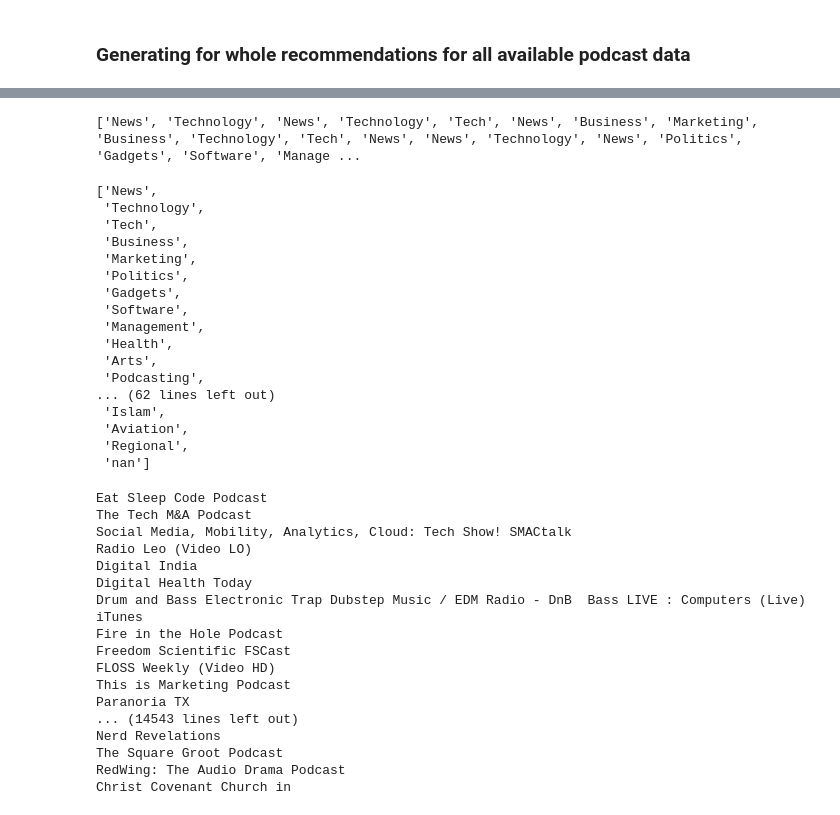
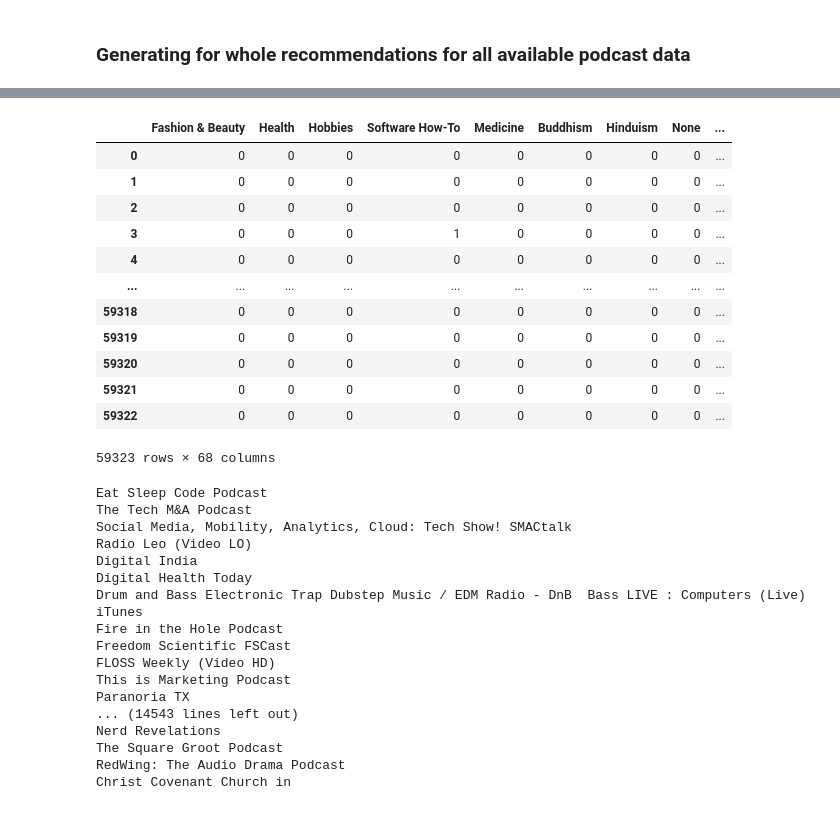
Before and after one commit to MissingNA/podcast_recommender_system, a Jupyter notebook: code/recommendation_engine.ipynb, the cells around one changed output, grey strips where cells are left out. Saved outputs shown, nothing was run; the diff lists cells and outputs as text; code cells hidden in the pictures.

```diff
--- a/code/temporary_engine.ipynb
+++ b/code/recommendation_engine.ipynb
@@ -244,42 +216,37 @@ print(tokens[:100])
-# %%
-# remove all tokens that are not alphabetic
-words = [word for word in tokens if word.isalpha()]
-print(words[:100])
-# %% [output]
-['News', 'Technology', 'News', 'Technology', 'Tech', 'News', 'Business', 'Marketing', 'Business', 'Technology', 'Tech', 'News', 'News', 'Technology', 'News', 'Politics', 'Gadgets', 'Software', 'Manage ...
+# %%
+podcasts.categories.fillna('None', inplace=True)
+# %%
+unique_categories = podcasts.categories.unique()
+# %%
+final_categories = set()
+for category in unique_categories:
+    strip_cats = [cat_split.strip() for cat_split in category.split('|')]
+    for strip_cat in strip_cats:
+        final_categories.add(strip_cat)
+new_features = list(final_categories)
 # %%
-# pull out unique words and save to a list
-def getUniqueWords(allWords) :
-    uniqueWords = []
-    for i in allWords:
-        if not i in uniqueWords:
-            uniqueWords.append(i)
-    return uniqueWords
-
-new_features = getUniqueWords(words)
-
 # convert list into columns and append to podcast dataframe
-grouper = df.groupby('category')
-df = pd.concat([pd.Series(v['value'].tolist(), name=k) for k, v in grouper], axis=1)
+df = pd.DataFrame()
 # run a loop to check if categories column has the word in each of the new columns 1 for yes 0 for no
+for column_name in new_features:
+    boolean_series = data.categories.str.contains(column_name).astype(int)
+    df[column_name] = boolean_series
-# %% [output]
-['News',
- 'Technology',
- 'Tech',
- 'Business',
- 'Marketing',
- 'Politics',
- 'Gadgets',
- 'Software',
- 'Management',
- 'Health',
- 'Arts',
- 'Podcasting',
-... (62 lines left out)
- 'Islam',
- 'Aviation',
- 'Regional',
- 'nan']
+# %%
+df
+# %% [output]
+|  | Fashion & Beauty | Health | Hobbies | Software How-To | Medicine | Buddhism | Hinduism | None | ... |
+| 0 | 0 | 0 | 0 | 0 | 0 | 0 | 0 | 0 | ... |
+| 1 | 0 | 0 | 0 | 0 | 0 | 0 | 0 | 0 | ... |
+| 2 | 0 | 0 | 0 | 0 | 0 | 0 | 0 | 0 | ... |
+| 3 | 0 | 0 | 0 | 1 | 0 | 0 | 0 | 0 | ... |
+| 4 | 0 | 0 | 0 | 0 | 0 | 0 | 0 | 0 | ... |
+| ... | ... | ... | ... | ... | ... | ... | ... | ... | ... |
+| 59318 | 0 | 0 | 0 | 0 | 0 | 0 | 0 | 0 | ... |
+| 59319 | 0 | 0 | 0 | 0 | 0 | 0 | 0 | 0 | ... |
+| 59320 | 0 | 0 | 0 | 0 | 0 | 0 | 0 | 0 | ... |
+| 59321 | 0 | 0 | 0 | 0 | 0 | 0 | 0 | 0 | ... |
+| 59322 | 0 | 0 | 0 | 0 | 0 | 0 | 0 | 0 | ... |
+59323 rows × 68 columns
 # %%
 for podcast in podcasts.title:
     fav_p = [podcast]
```
Also changed, not shown: parts of 4 cells of this notebook, 1 other file.
